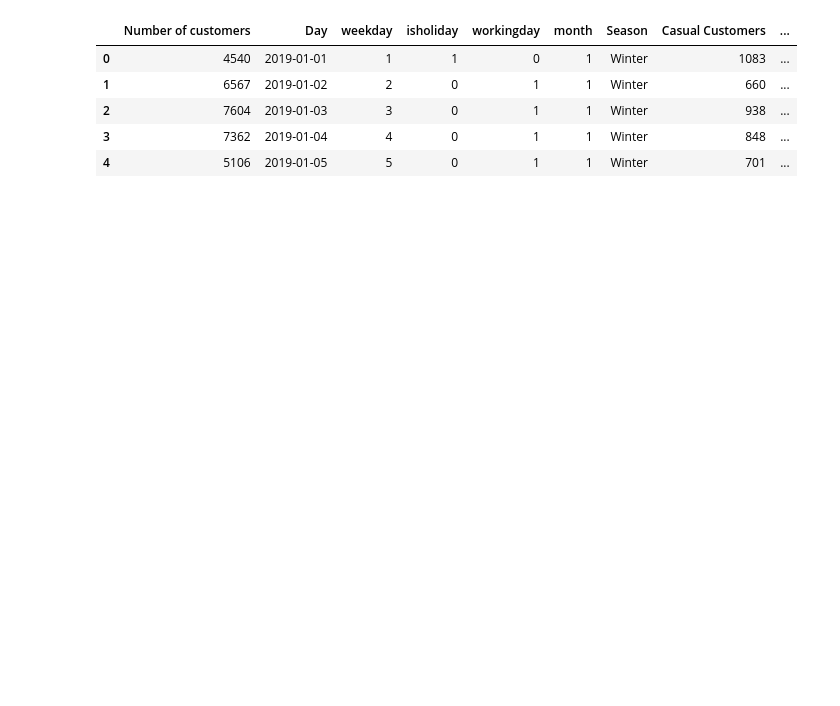
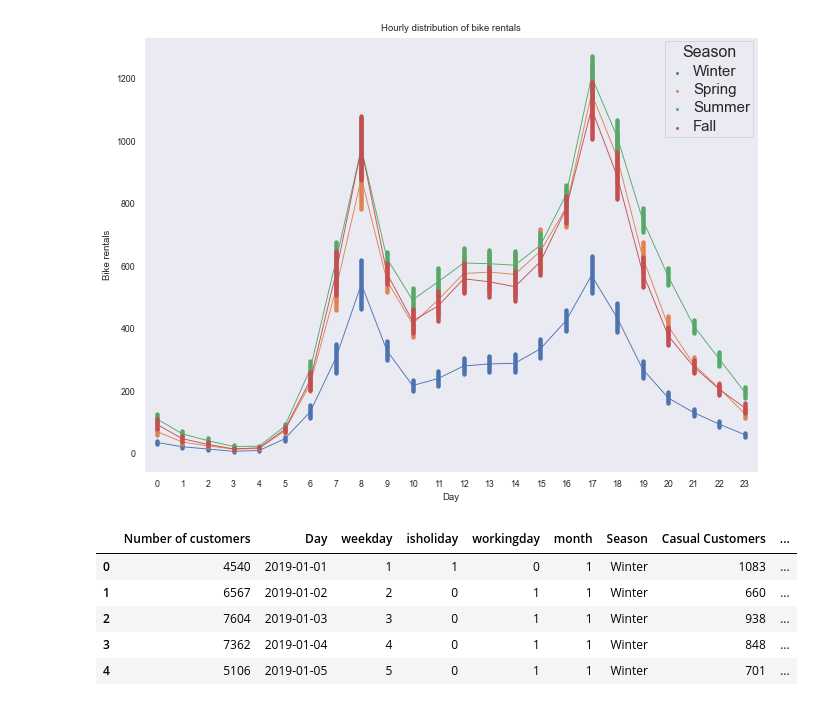
Before and after one commit to beugi19/Capital-Bikeshare, a Jupyter notebook: bike2.ipynb, the cells around one changed output. Cells and saved outputs as stored; diff of their text form; code cells hidden in the pictures; blank space fills up the shorter version.

```diff
--- a/bike2.ipynb
+++ b/bike2.ipynb
@@ -155,0 +252,9 @@ ValueError: The truth value of a Series is ambiguous. Use a.empty, a.bool(), a.i
+# %%
+datetimes=[]
+for j in range(365*24):
+    datetimes.append(startyear+timedelta(hours=j))
+# %%
+df5['Number of registered customers']=df4['Number of registered customers']
+df5['Number of total customers']= df5['Number of registered customers']+ df5['Number of casual customers']
+df5['Date and Time']=datetimes
+df5.head()
@@ -156,3 +288,23 @@ ValueError: The truth value of a Series is ambiguous. Use a.empty, a.bool(), a.i
+# %%
+import seaborn as sns
+
+sns.set(rc={'figure.figsize':(11,8)})
+
+sns.set_context("paper", font_scale=1, rc={"lines.linewidth": 2.5})
+#sns.set(style="ticks", context="talk")
+#plt.style.use("dark_background")
+sns.set_style("dark")
+
+#fig, ax = plt.subplots()
+ax = sns.pointplot(data = df5[['Hour','Number of total customers','Season']], x = 'Hour', y = 'Number of total customers',
+              scale = 0.2, hue = 'Season');
+
+plt.setp(ax.get_legend().get_texts(), fontsize='15') # for legend text
+plt.setp(ax.get_legend().get_title(), fontsize='16') # for legend title
+
+ax.set(title = 'Hourly distribution of bike rentals',ylabel= 'Bike rentals', xlabel='Day');
+# %% [output]
+[figure, added]
 # %%
 df['Casual Customers']=cdates
 df['Registered Customers']=mdates
```
Also changed, not shown: parts of 24 cells of this notebook.
